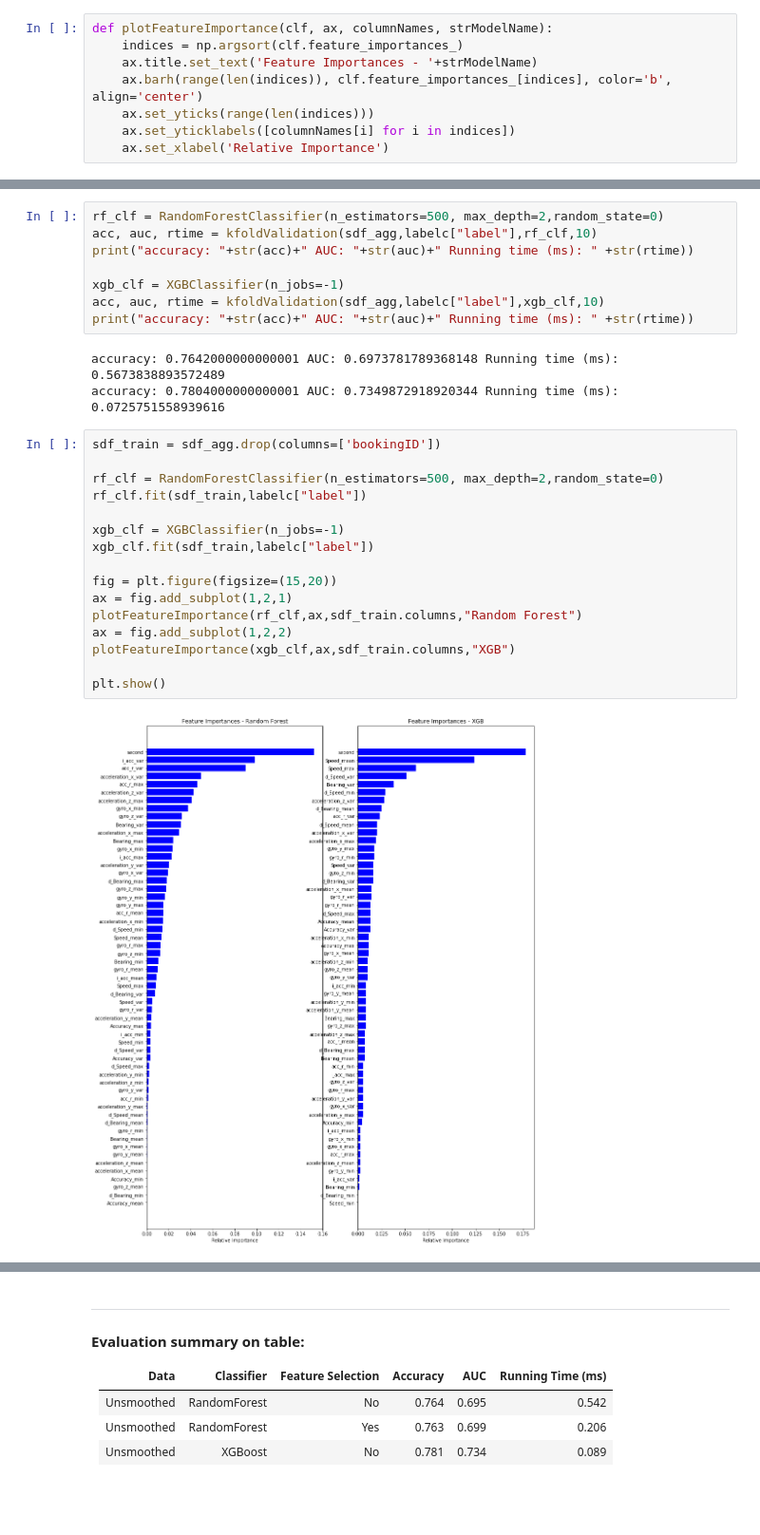
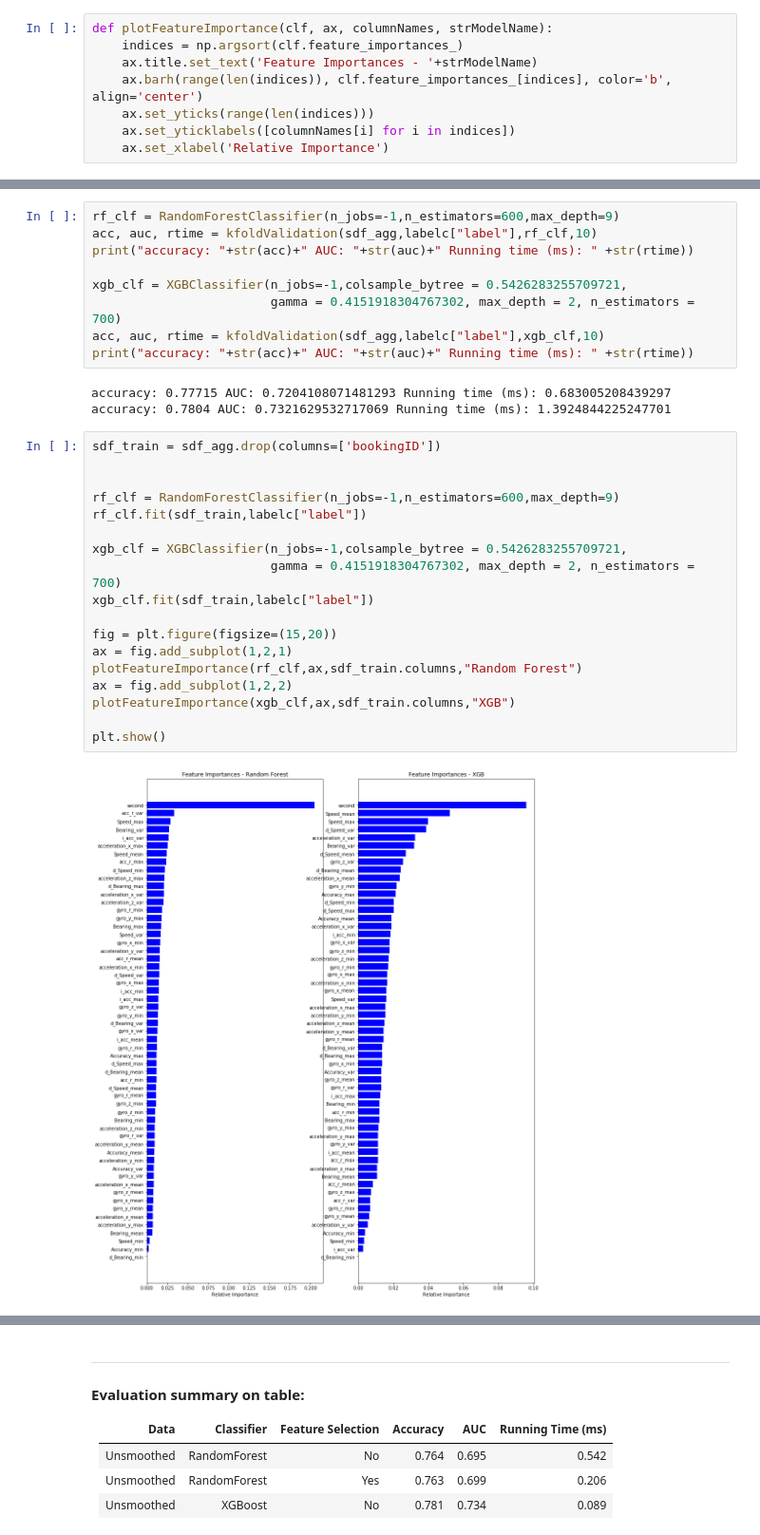
Before and after one commit to haniramadhan/grabaiforsea2019, a Jupyter notebook: Hani Ramadhan - AI for SEA - Safety.ipynb, the cells around one changed output, grey strips where cells are left out. Shown at 95% size. Drawn from its saved outputs; the diff is of its cells as text; blank space fills up the shorter version.

```diff
--- a/Hani Ramadhan - AI for SEA - Safety.ipynb
+++ b/Hani Ramadhan - AI for SEA - Safety.ipynb
@@ -993,30 +998,33 @@ Then, let's check the performance on smoothed data. After that, checking the fea
 # %%
-rf_clf = RandomForestClassifier(n_estimators=500, max_depth=2,random_state=0)
+rf_clf = RandomForestClassifier(n_jobs=-1,n_estimators=600,max_depth=9)
 acc, auc, rtime = kfoldValidation(sdf_agg,labelc["label"],rf_clf,10)
 print("accuracy: "+str(acc)+" AUC: "+str(auc)+" Running time (ms): " +str(rtime))
 
-xgb_clf = XGBClassifier(n_jobs=-1)
+xgb_clf = XGBClassifier(n_jobs=-1,colsample_bytree = 0.5426283255709721,
+                        gamma = 0.4151918304767302, max_depth = 2, n_estimators = 700)
 acc, auc, rtime = kfoldValidation(sdf_agg,labelc["label"],xgb_clf,10)
 print("accuracy: "+str(acc)+" AUC: "+str(auc)+" Running time (ms): " +str(rtime))
 # %% [output]
-accuracy: 0.7642000000000001 AUC: 0.6973781789368148 Running time (ms): 0.5673838893572489
-accuracy: 0.7804000000000001 AUC: 0.7349872918920344 Running time (ms): 0.0725751558939616
+accuracy: 0.77715 AUC: 0.7204108071481293 Running time (ms): 0.683005208439297
+accuracy: 0.7804 AUC: 0.7321629532717069 Running time (ms): 1.3924844225247701
 # %%
 sdf_train = sdf_agg.drop(columns=['bookingID'])
 
-rf_clf = RandomForestClassifier(n_estimators=500, max_depth=2,random_state=0)
+
+rf_clf = RandomForestClassifier(n_jobs=-1,n_estimators=600,max_depth=9)
 rf_clf.fit(sdf_train,labelc["label"])
 
-xgb_clf = XGBClassifier(n_jobs=-1)
+xgb_clf = XGBClassifier(n_jobs=-1,colsample_bytree = 0.5426283255709721,
+                        gamma = 0.4151918304767302, max_depth = 2, n_estimators = 700)
 xgb_clf.fit(sdf_train,labelc["label"])
 
 fig = plt.figure(figsize=(15,20))
 ax = fig.add_subplot(1,2,1)
 plotFeatureImportance(rf_clf,ax,sdf_train.columns,"Random Forest")
 ax = fig.add_subplot(1,2,2)
 plotFeatureImportance(xgb_clf,ax,sdf_train.columns,"XGB")
 
 plt.show()
 # %% [output]
-[figure, old version]
+[figure, new version]
 # %% [markdown]
```
Also changed, not shown: parts of 15 cells of this notebook, 1 other file.
